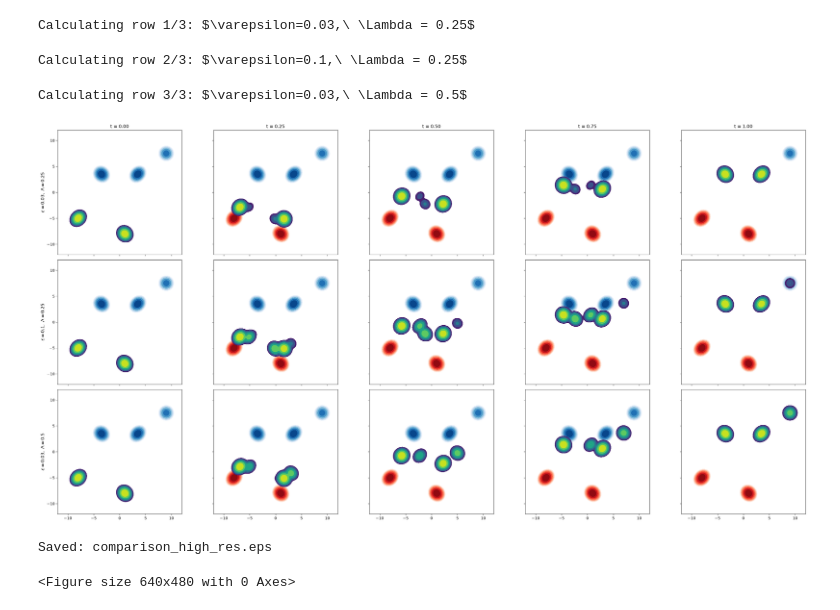
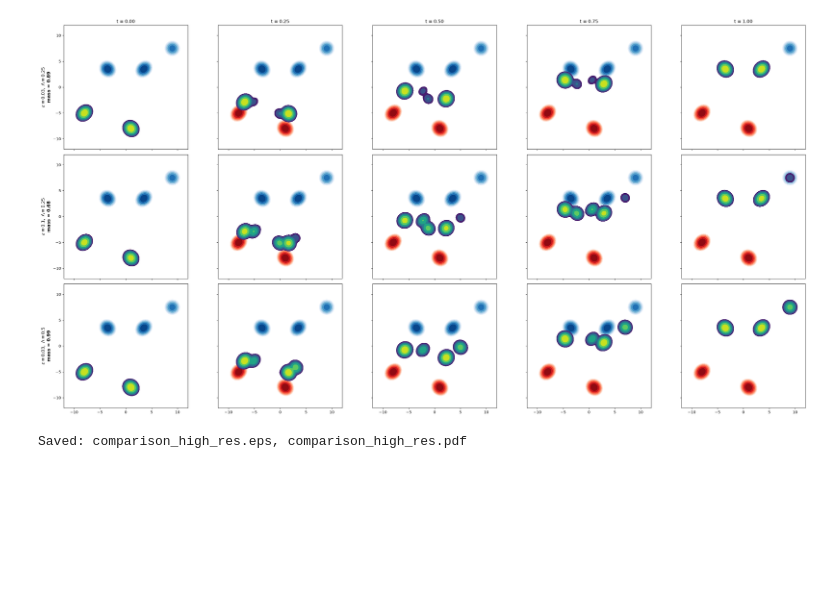
Before and after one commit to yachimura-lab/EPGOT-PMGW, a Jupyter notebook: docs/notebook/figure4.ipynb, the cells around one changed output. Drawn from its saved outputs; the diff is of its cells as text; code cells hidden in the pictures; blank space fills up the shorter version.

```diff
--- a/docs/notebook/figure4.ipynb
+++ b/docs/notebook/figure4.ipynb
@@ -72,61 +115,37 @@ def entropic_partial_barycentric_interpolation(gmm_1, gmm_2, t, Lambda, reg):
 # %%
-# Data definitions
-alpha_A = np.array([0.5, 0.5])
-means_A = np.array([[-8.0, -5.0], [1.0, -8.0]])
-covs_A = 0.2 * np.array([[[1, 0.2], [0.2, 1]], [[1, -0.1], [-0.1, 1]]])
-Gmm_1 = GaussianMixture(alpha_A, means_A, covs_A)
+fig, axes = plt.subplots(len(configs), len(t_list), figsize=(30, 15))
 
-alpha_B = np.array([0.45, 0.45, 0.1])
-means_B = np.array([[-3.5, 3.5], [3.5, 3.5], [9.0, 7.5]])
-covs_B = 0.2 * np.array(
-    [[[1, -0.1], [-0.1, 1]], [[1, 0.2], [0.2, 1]], [[1, 0.0], [0.0, 1]]]
-)
-Gmm_2 = GaussianMixture(alpha_B, means_B, covs_B)
+for row, (label, Lambda, epsilon) in enumerate(configs):
+    for col, t in enumerate(t_list):
+        ax = axes[row, col]
+        draw_density(DENSITY_A, LEVELS_A, "Reds", ax)
+        draw_density(DENSITY_B, LEVELS_B, "Blues", ax)
+        draw_density(panel_density[(row, col)], LEVELS_T, "viridis", ax)
 
-t_steps = 5
-t_list = np.linspace(0, 1, t_steps)
-configs = [
-    (r"$\varepsilon=0.03,\ \Lambda = 0.25$", 0.25, 0.03),
-    (r"$\varepsilon=0.1,\ \Lambda = 0.25$", 0.25, 0.1),
-    (r"$\varepsilon=0.03,\ \Lambda = 0.5$", 0.5, 0.03),
-]
-
-fig, axes = plt.subplots(3, t_steps, figsize=(30, 15))
-
-for row_idx, (label, L, R) in enumerate(configs):
-    print(f"Calculating row {row_idx + 1}/3: {label}")
-    for col_idx, t in enumerate(t_list):
-        ax = axes[row_idx, col_idx]
-        display_gmm(Gmm_1, cmap="Reds", axis=ax)
-        display_gmm(Gmm_2, cmap="Blues", axis=ax)
-        gmm_t = entropic_partial_barycentric_interpolation(Gmm_1, Gmm_2, t, L, R)
-        display_gmm(gmm_t, cmap="viridis", axis=ax)
-
-        ax.set_xlim(-12, 12)
-        ax.set_ylim(-12, 12)
-        if row_idx == 0:
+        ax.set_xlim(-GRID_LIM, GRID_LIM)
+        ax.set_ylim(-GRID_LIM, GRID_LIM)
+        if row == 0:
             ax.set_title(f"t = {t:.2f}")
-        if col_idx == 0:
-            ax.set_ylabel(label, fontsize=12, fontweight="bold")
-        if col_idx > 0:
+        if col == 0:
+            ax.set_ylabel(
+                f"{label}\nmass = {row_mass[row]:.2f}",
+                fontsize=12,
+                fontweight="bold",
+            )
+        if col > 0:
             ax.set_yticklabels([])
-        if row_idx < 2:
+        if row < len(configs) - 1:
             ax.set_xticklabels([])
 
 plt.tight_layout()
-plt.show()  # fix: raise the DPI (300+) or save as PDF instead
+
 output_eps = os.path.join("comparison_high_res.eps")
-output_pdf = os.path.join("comparison_high_res.pdf")  # PDF is the safer choice
-
-# Pass rasterized=False explicitly so the output stays vectorized
+output_pdf = os.path.join("comparison_high_res.pdf")
 plt.savefig(output_eps, format="eps", dpi=300, bbox_inches="tight")
 plt.savefig(output_pdf, format="pdf", bbox_inches="tight")
+plt.show()
 
-print(f"Saved: {output_eps}")
+print(f"Saved: {output_eps}, {output_pdf}")
 # %% [output]
+[figure, new version]
-Calculating row 1/3: $\varepsilon=0.03,\ \Lambda = 0.25$
+Saved: comparison_high_res.eps, comparison_high_res.pdf
-Calculating row 2/3: $\varepsilon=0.1,\ \Lambda = 0.25$
-Calculating row 3/3: $\varepsilon=0.03,\ \Lambda = 0.5$
-[figure, old version]
-Saved: comparison_high_res.eps
-<Figure size 640x480 with 0 Axes>
```
Also changed, not shown: parts of 5 cells of this notebook, 5 other files.
